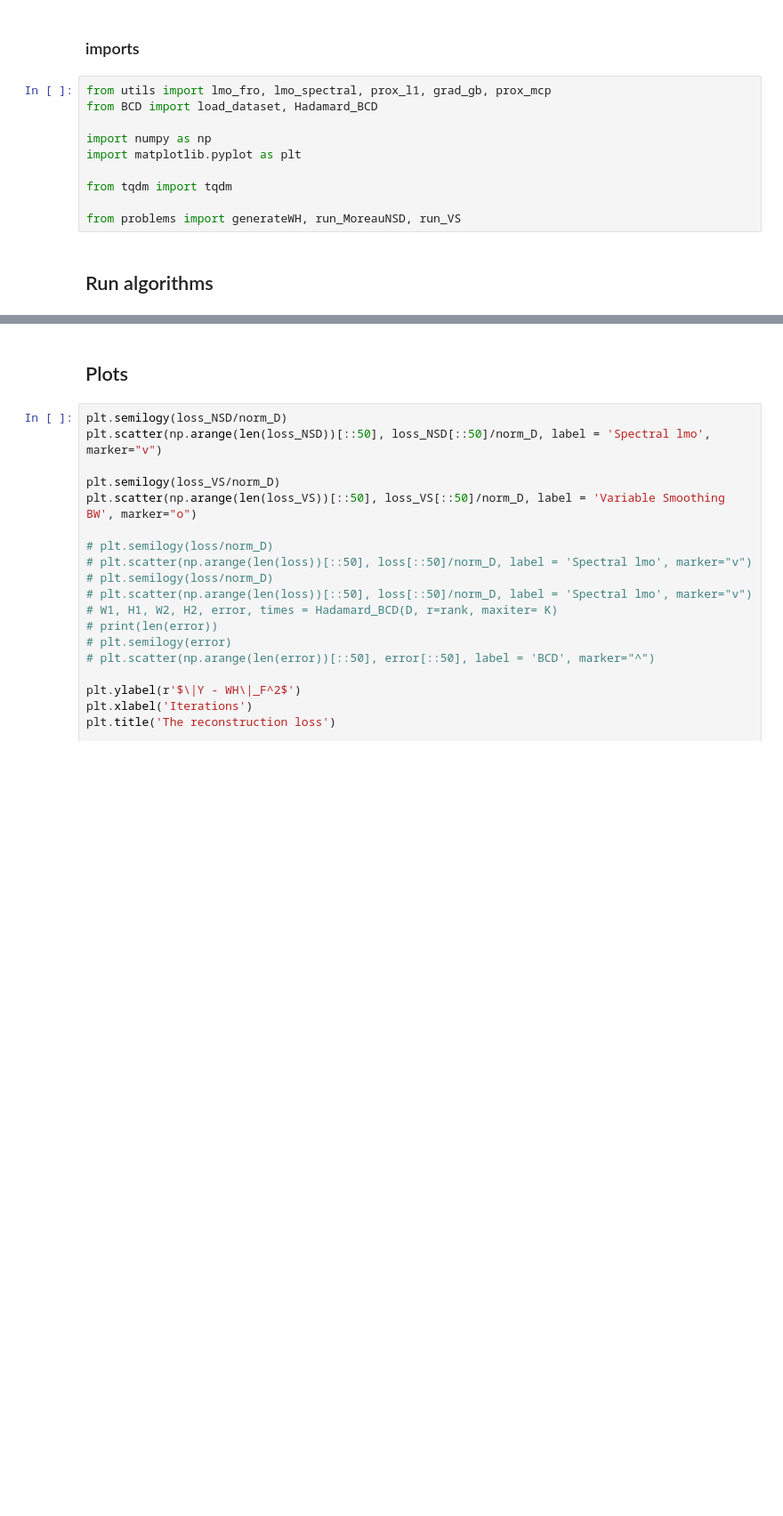
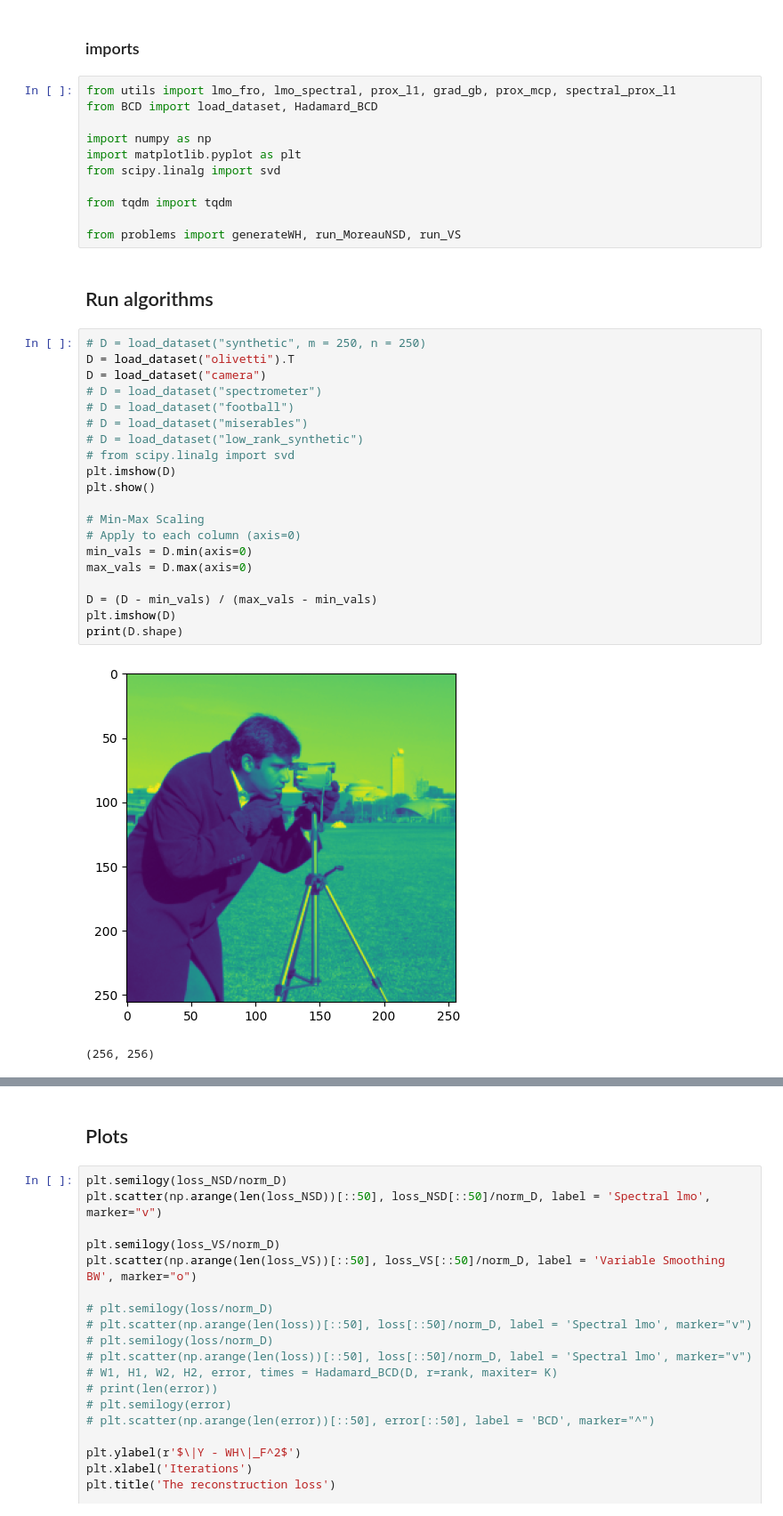
Before and after one commit to Farid-Najar/GAMONS, a Jupyter notebook: results.ipynb, the cells around one changed output, grey strips where cells are left out. Shown at 89% size. Drawn from its saved outputs; the diff is of its cells as text; blank space fills up the shorter version.

```diff
--- a/results.ipynb
+++ b/results.ipynb
@@ -1,14 +1,38 @@
 # %% [markdown]
 ### imports
 # %%
-from utils import lmo_fro, lmo_spectral, prox_l1, grad_gb, prox_mcp
+from utils import lmo_fro, lmo_spectral, prox_l1, grad_gb, prox_mcp, spectral_prox_l1
 from BCD import load_dataset, Hadamard_BCD
 
 import numpy as np
 import matplotlib.pyplot as plt
+from scipy.linalg import svd
 
 from tqdm import tqdm
 
 from problems import generateWH, run_MoreauNSD, run_VS
 # %% [markdown]
 ## Run algorithms
+# %%
+# D = load_dataset("synthetic", m = 250, n = 250)
+D = load_dataset("olivetti").T
+D = load_dataset("camera")
+# D = load_dataset("spectrometer")
+# D = load_dataset("football")
+# D = load_dataset("miserables")
+# D = load_dataset("low_rank_synthetic")
+# from scipy.linalg import svd
+plt.imshow(D)
+plt.show()
+
+# Min-Max Scaling
+# Apply to each column (axis=0)
+min_vals = D.min(axis=0)
+max_vals = D.max(axis=0)
+
+D = (D - min_vals) / (max_vals - min_vals)
+plt.imshow(D)
+print(D.shape)
+# %% [output]
+[figure, added]
+(256, 256)
```
Also changed, not shown: parts of 6 cells of this notebook, 4 other files.
